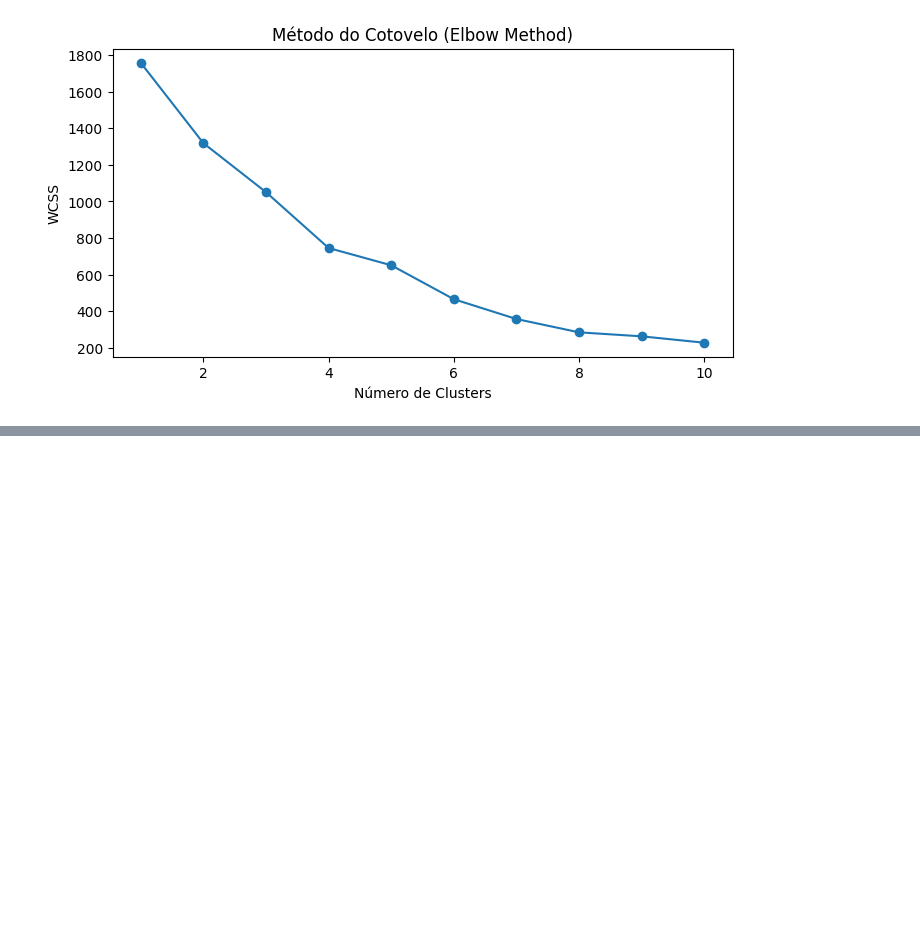
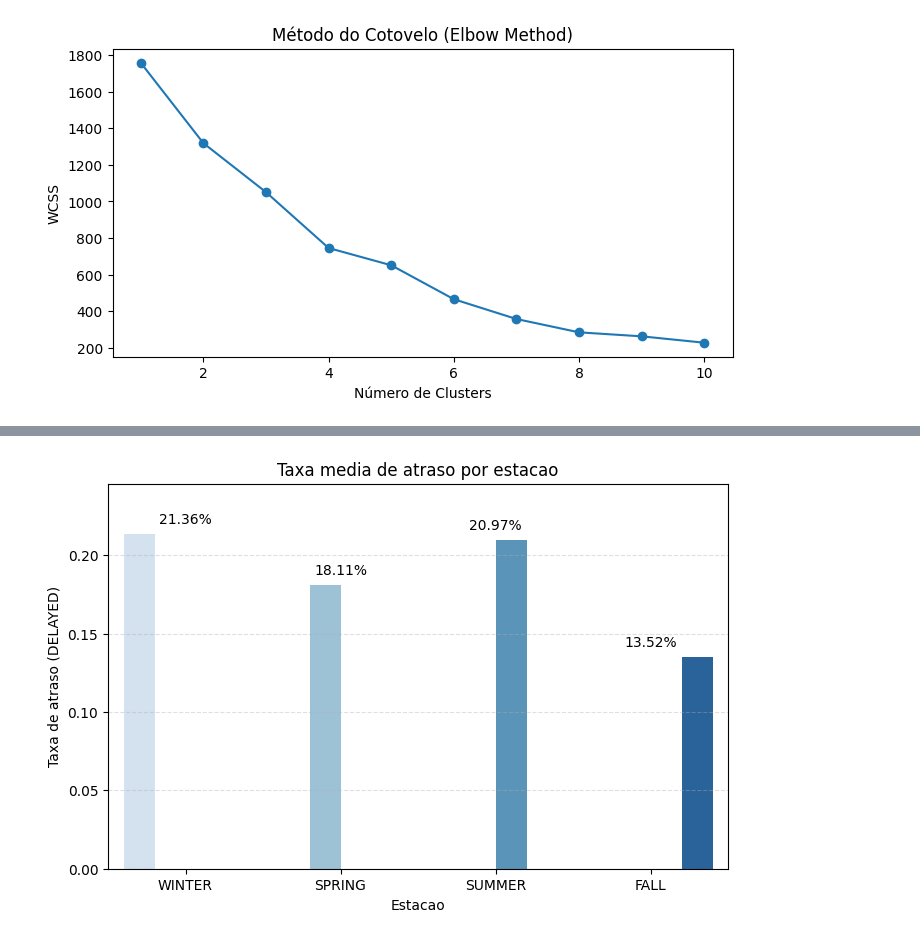
Before and after one commit to phperesdasilva/tech_challenge_3_ML, a Jupyter notebook: data_exploration.ipynb, the cells around one changed output, grey strips where cells are left out. Cells and saved outputs as stored; diff of their text form; code cells hidden in the pictures; blank space fills up the shorter version.

```diff
--- a/data_exploration.ipynb
+++ b/data_exploration.ipynb
@@ -476,0 +477,32 @@ plt.show()
+# %%
+# Grafico: season x delayed (taxa media de atraso por estacao)
+season_delay = (filtered_df_sample.groupby('SEASON', as_index=False)['DELAYED'].mean().rename(columns={'DELAYED': 'DELAY_RATE'}))
+
+season_order = ['WINTER', 'SPRING', 'SUMMER', 'FALL']
+season_delay['SEASON'] = pd.Categorical(
+    season_delay['SEASON'], categories=season_order, ordered=True
+)
+season_delay = season_delay.sort_values('SEASON')
+
+plt.figure(figsize=(8, 5))
+ax = sns.barplot(
+    data=season_delay,
+    x='SEASON',
+    y='DELAY_RATE',
+    hue='SEASON',
+    palette='Blues',
+    legend=False
+)
+
+plt.title('Taxa media de atraso por estacao')
+plt.xlabel('Estacao')
+plt.ylabel('Taxa de atraso (DELAYED)')
+plt.ylim(0, season_delay['DELAY_RATE'].max() * 1.15)
+plt.grid(axis='y', linestyle='--', alpha=0.4)
+
+for i, value in enumerate(season_delay['DELAY_RATE']):
+    ax.text(i, value + 0.005, f'{value:.2%}', ha='center', va='bottom')
+
+plt.show()
+# %% [output]
+[figure, added]
```
Also changed, not shown: parts of 7 cells of this notebook, 4 other files.
